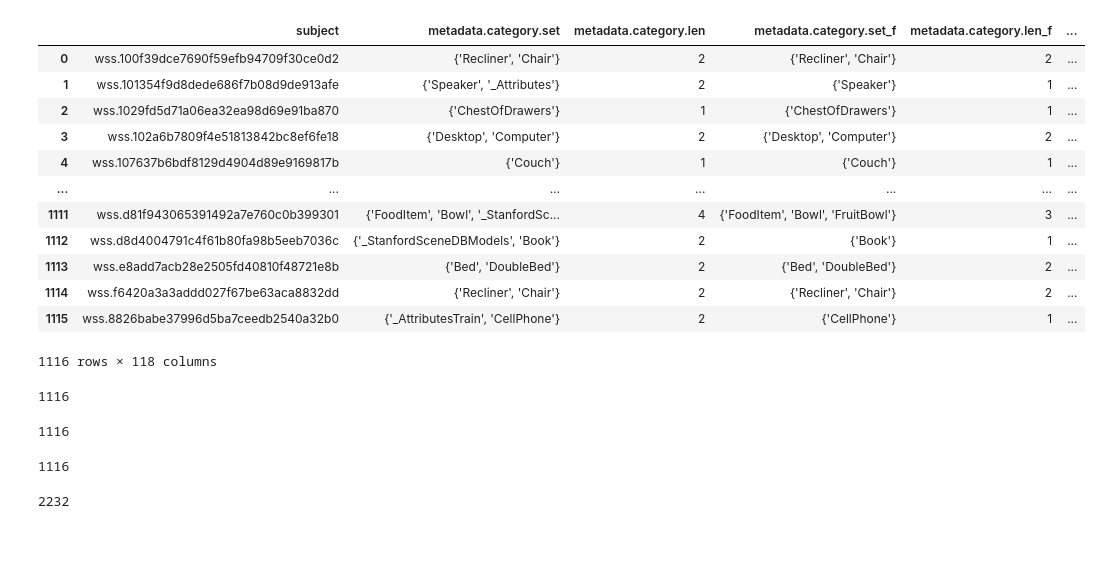
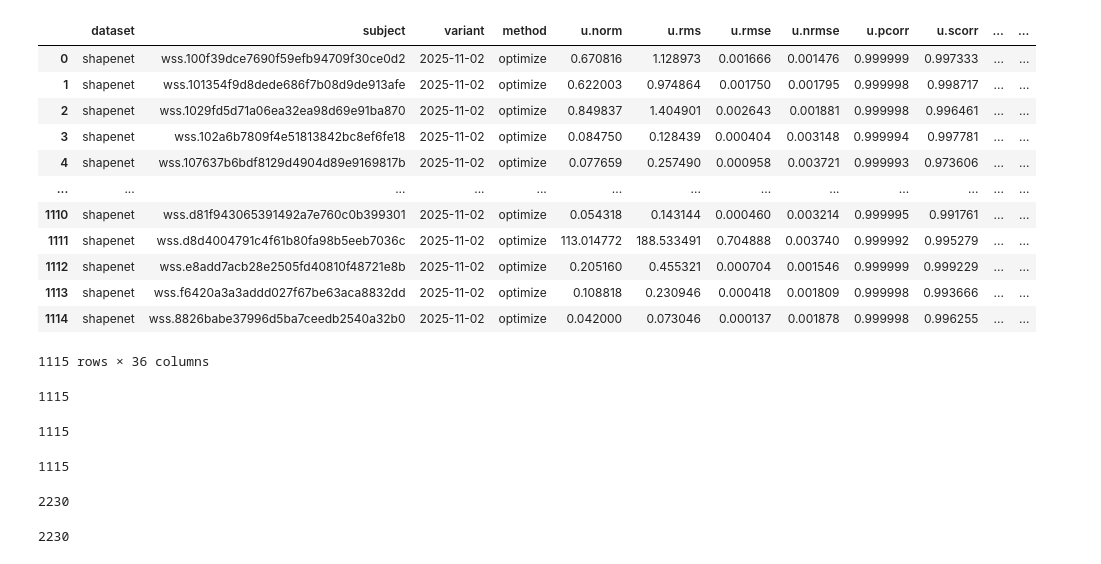
Before and after one commit to mattragoza/lung-project, a Jupyter notebook: notebooks/shapenet/21-optimize-experiment.ipynb, the cells around one changed output. Drawn from its saved outputs; the diff is of its cells as text; code cells hidden in the pictures.

```diff
--- a/notebooks/shapenet/21-optimize-experiment.ipynb
+++ b/notebooks/shapenet/21-optimize-experiment.ipynb
@@ -12,23 +12,24 @@ import param_search as ps
 ps.set_verbose(False)
 ps.set_backend('slurm')
 # %%
-csv_path = '2025-11-02_selected.csv'
+#csv_path = '2025-11-02_selected.csv'
+csv_path = '/ocean/projects/asc170022p/mtragoza/lung-project/subjects.csv'
 sel = pd.read_csv(csv_path)
 sel
 # %% [output]
-|  | subject | metadata.category.set | metadata.category.len | metadata.category.set_f | metadata.category.len_f | ... |
-| 0 | wss.100f39dce7690f59efb94709f30ce0d2 | {'Recliner', 'Chair'} | 2 | {'Recliner', 'Chair'} | 2 | ... |
-| 1 | wss.101354f9d8dede686f7b08d9de913afe | {'Speaker', '_Attributes'} | 2 | {'Speaker'} | 1 | ... |
-| 2 | wss.1029fd5d71a06ea32ea98d69e91ba870 | {'ChestOfDrawers'} | 1 | {'ChestOfDrawers'} | 1 | ... |
-| 3 | wss.102a6b7809f4e51813842bc8ef6fe18 | {'Desktop', 'Computer'} | 2 | {'Desktop', 'Computer'} | 2 | ... |
-| 4 | wss.107637b6bdf8129d4904d89e9169817b | {'Couch'} | 1 | {'Couch'} | 1 | ... |
-| ... | ... | ... | ... | ... | ... | ... |
-| 1111 | wss.d81f943065391492a7e760c0b399301 | {'FoodItem', 'Bowl', '_StanfordSc... | 4 | {'FoodItem', 'Bowl', 'FruitBowl'} | 3 | ... |
-| 1112 | wss.d8d4004791c4f61b80fa98b5eeb7036c | {'_StanfordSceneDBModels', 'Book'} | 2 | {'Book'} | 1 | ... |
-| 1113 | wss.e8add7acb28e2505fd40810f48721e8b | {'Bed', 'DoubleBed'} | 2 | {'Bed', 'DoubleBed'} | 2 | ... |
-| 1114 | wss.f6420a3a3addd027f67be63aca8832dd | {'Recliner', 'Chair'} | 2 | {'Recliner', 'Chair'} | 2 | ... |
-| 1115 | wss.8826babe37996d5ba7ceedb2540a32b0 | {'_AttributesTrain', 'CellPhone'} | 2 | {'CellPhone'} | 1 | ... |
+|  | dataset | subject | variant | method | u.norm | u.rms | u.rmse | u.nrmse | u.pcorr | u.scorr | ... | ... |
+| 0 | shapenet | wss.100f39dce7690f59efb94709f30ce0d2 | 2025-11-02 | optimize | 0.670816 | 1.128973 | 0.001666 | 0.001476 | 0.999999 | 0.997333 | ... | ... |
+| 1 | shapenet | wss.101354f9d8dede686f7b08d9de913afe | 2025-11-02 | optimize | 0.622003 | 0.974864 | 0.001750 | 0.001795 | 0.999998 | 0.998717 | ... | ... |
+| 2 | shapenet | wss.1029fd5d71a06ea32ea98d69e91ba870 | 2025-11-02 | optimize | 0.849837 | 1.404901 | 0.002643 | 0.001881 | 0.999998 | 0.996461 | ... | ... |
+| 3 | shapenet | wss.102a6b7809f4e51813842bc8ef6fe18 | 2025-11-02 | optimize | 0.084750 | 0.128439 | 0.000404 | 0.003148 | 0.999994 | 0.997781 | ... | ... |
+| 4 | shapenet | wss.107637b6bdf8129d4904d89e9169817b | 2025-11-02 | optimize | 0.077659 | 0.257490 | 0.000958 | 0.003721 | 0.999993 | 0.973606 | ... | ... |
+| ... | ... | ... | ... | ... | ... | ... | ... | ... | ... | ... | ... | ... |
+| 1110 | shapenet | wss.d81f943065391492a7e760c0b399301 | 2025-11-02 | optimize | 0.054318 | 0.143144 | 0.000460 | 0.003214 | 0.999995 | 0.991761 | ... | ... |
+| 1111 | shapenet | wss.d8d4004791c4f61b80fa98b5eeb7036c | 2025-11-02 | optimize | 113.014772 | 188.533491 | 0.704888 | 0.003740 | 0.999992 | 0.995279 | ... | ... |
+| 1112 | shapenet | wss.e8add7acb28e2505fd40810f48721e8b | 2025-11-02 | optimize | 0.205160 | 0.455321 | 0.000704 | 0.001546 | 0.999999 | 0.999229 | ... | ... |
+| 1113 | shapenet | wss.f6420a3a3addd027f67be63aca8832dd | 2025-11-02 | optimize | 0.108818 | 0.230946 | 0.000418 | 0.001809 | 0.999998 | 0.993666 | ... | ... |
+| 1114 | shapenet | wss.8826babe37996d5ba7ceedb2540a32b0 | 2025-11-02 | optimize | 0.042000 | 0.073046 | 0.000137 | 0.001878 | 0.999998 | 0.996255 | ... | ... |
-1116 rows × 118 columns
+1115 rows × 36 columns
 # %%
 base_dir = '2025-11-04_optimize'
 
@@ -54,7 +55,7 @@ name_format = '{params_hash}'
 grid = ps.param_grid(subject=sel.subject, variant='2025-11-02', config='2025-11-02_config.json')
 len(grid)
 # %% [output]
-1116
+1115
 # %%
 base_dir = '2025-11-06_optimize'
 
@@ -80,7 +81,7 @@ name_format = '{params_hash}'
 grid = ps.param_grid(subject=sel.subject, variant='2025-11-02', config='2025-11-05_config.json')
 len(grid)
 # %% [output]
-1116
+1115
 # %%
 base_dir = '2025-11-08_optimize' # fixed node labeling- use cell labels as GT, map cell -> point data, P0 scalars in forward sim
 
@@ -106,7 +107,7 @@ name_format = '{params_hash}'
 grid = ps.param_grid(subject=sel.subject, variant='2025-11-02', config='2025-11-05_config.json')
 len(grid)
 # %% [output]
-1116
+1115
 # %%
 base_dir = '2025-11-24_optimize' # post CVPR- new material catalog, rho known experiment
 
@@ -133,4 +134,31 @@ name_format = '{params_hash}'
 grid = ps.param_grid(subject=sel.subject, rho_known=[True, False], variant='2025-11-20', config='2025-11-20_config.yaml')
 len(grid)
 # %% [output]
-2232
+2230
+# %%
+base_dir = '2026-01-13_optimize' # ECCV- full subject set
+
+template = '''\
+#!/bin/bash
+#SBATCH --job-name={job_name}
+#SBATCH --account=asc170022p
+#SBATCH --partition=GPU-shared
+#SBATCH --gres=gpu:1
+#SBATCH -t 24:00:00
+
+source ~/.bashrc
+set -eo pipefail
+
+mamba activate /ocean/projects/asc170022p/mtragoza/mambaforge/envs/warp
+
+python $LP/optimize.py {config} \\
+    --set dataset.examples.subjects={subject} \\
+    --set optimization.physics_adapter.rho_known={rho_known}
+
+'''
+name_format = '{params_hash}'
+
+grid = ps.param_grid(subject=sel.subject, rho_known=[True, False], variant='2025-01-05', config='2025-11-20_config.yaml')
+len(grid)
+# %% [output]
+2230
```
Also changed, not shown: parts of 36 cells of this notebook, 1 other file.
